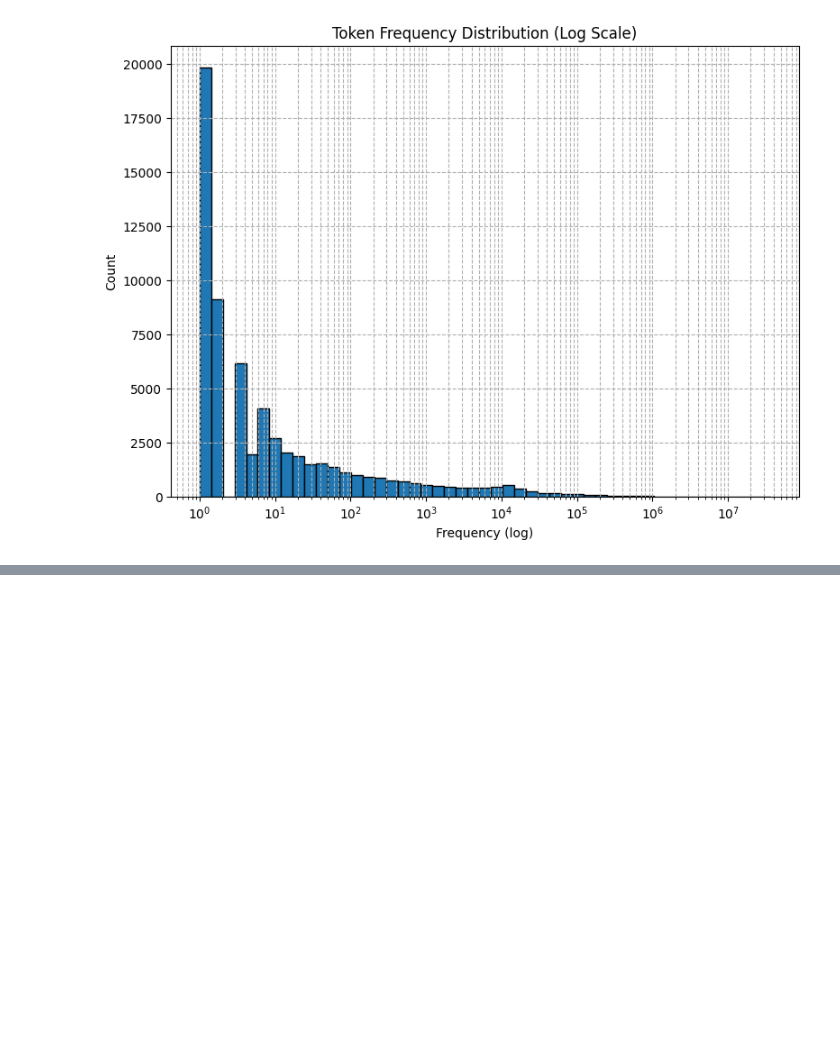
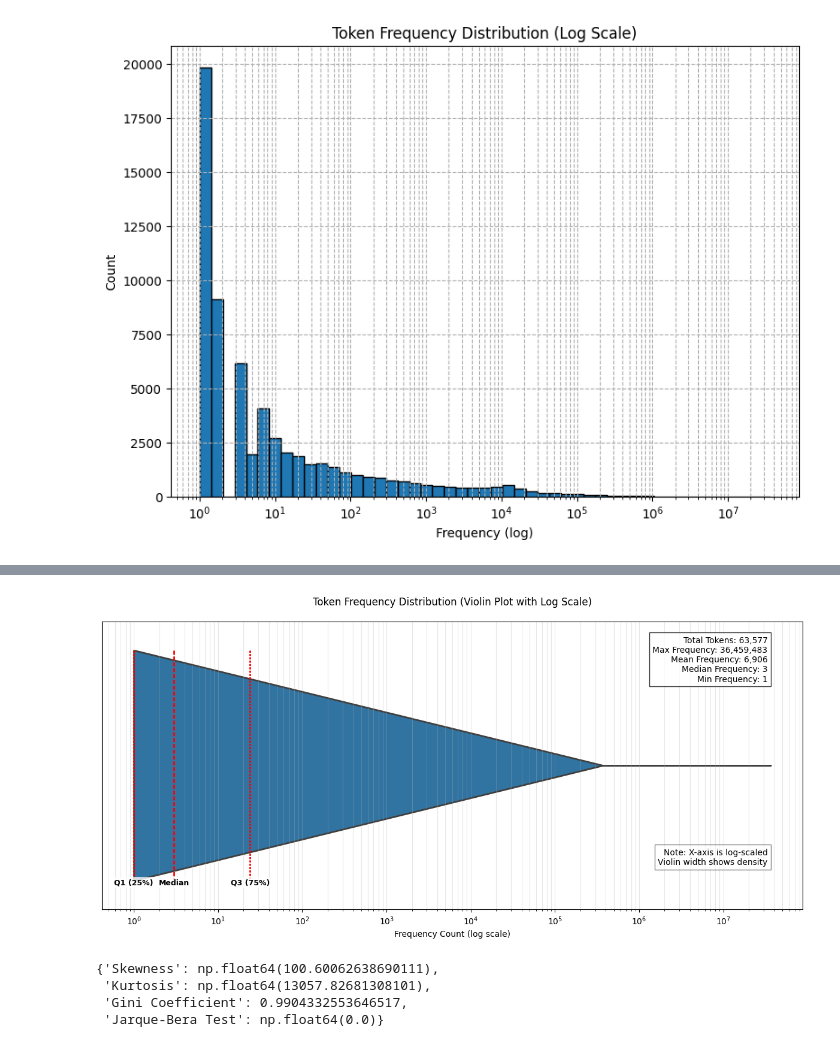
Before and after one commit to ahmadrezabaqerzade/GPT2, a Jupyter notebook: Analyze_dataset.ipynb, the cells around one changed output, grey strips where cells are left out. Cells and saved outputs as stored; diff of their text form; code cells hidden in the pictures; blank space fills up the shorter version.

Commit message:
Add more analyze for data

```diff
--- a/Analyze_dataset.ipynb
+++ b/Analyze_dataset.ipynb
@@ -219,0 +271,72 @@ plt.show()
+# %%
+import matplotlib.pyplot as plt
+import numpy as np
+import seaborn as sns
+
+plt.figure(figsize=(12, 6))
+
+values = np.array(list(token_counts.values()) if isinstance(token_counts, dict) else np.array(token_counts))
+values = values[values > 0]
+
+violin = sns.violinplot(x=values,
+                        orient='h',
+                        inner='quartile',
+                        color='#1f77b4',
+                        linewidth=2,
+                        cut=0)
+
+plt.xscale('log')
+plt.minorticks_on()
+plt.grid(which='both', axis='x', alpha=0.3)
+
+for i, l in enumerate(violin.lines[:3]):
+    l.set_color('red')
+    l.set_linewidth(2)
+    x_data = l.get_xdata()
+    y_data = l.get_ydata()
+    label_x = np.mean(x_data)
+    label_y = np.max(y_data) + 0.02
+    labels = ['Q1 (25%)', 'Median', 'Q3 (75%)']
+    plt.text(label_x,
+             label_y,
+             labels[i],
+             ha='center',
+             va='bottom',
+             color='black',
+             fontweight='bold',
+             fontsize=9,
+             bbox=dict(facecolor='white',
+                      alpha=0.8,
+                      boxstyle='round,pad=0.2',
+                      edgecolor='none'))
+
+plt.title('Token Frequency Distribution (Violin Plot with Log Scale)', pad=20)
+plt.xlabel('Frequency Count (log scale)')
+plt.ylabel('')
+
+plt.yticks([])
+
+stats = {
+    'Total Tokens': len(values),
+    'Max Frequency': np.max(values),
+    'Mean Frequency': round(np.mean(values)),
+    'Median Frequency': round(np.median(values)),
+    'Min Frequency': np.min(values)
+}
+
+stats_text = "\n".join([f"{k}: {v:,}" for k, v in stats.items()])
+plt.text(0.95, 0.95, stats_text,
+         transform=plt.gca().transAxes,
+         ha='right', va='top',
+         bbox=dict(facecolor='white', alpha=0.8))
+
+plt.text(0.95, 0.15, "Note: X-axis is log-scaled\nViolin width shows density",
+         transform=plt.gca().transAxes,
+         ha='right', va='bottom',
+         fontsize=10,
+         bbox=dict(facecolor='white', alpha=0.5))
+
+plt.tight_layout()
+plt.show()
+# %% [output]
+[figure, added]
@@ -219,0 +350,7 @@ plt.show()
+# %%
+dist_stats
+# %% [output]
+{'Skewness': np.float64(100.60062638690111),
+ 'Kurtosis': np.float64(13057.82681308101),
+ 'Gini Coefficient': 0.9904332553646517,
+ 'Jarque-Bera Test': np.float64(0.0)}
```
Also changed, not shown: parts of 23 cells of this notebook.
